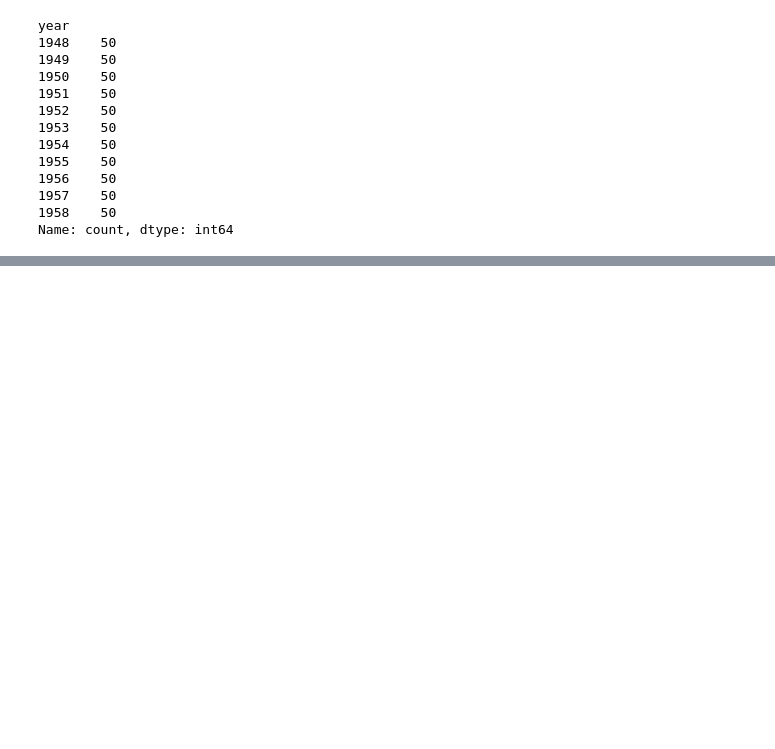
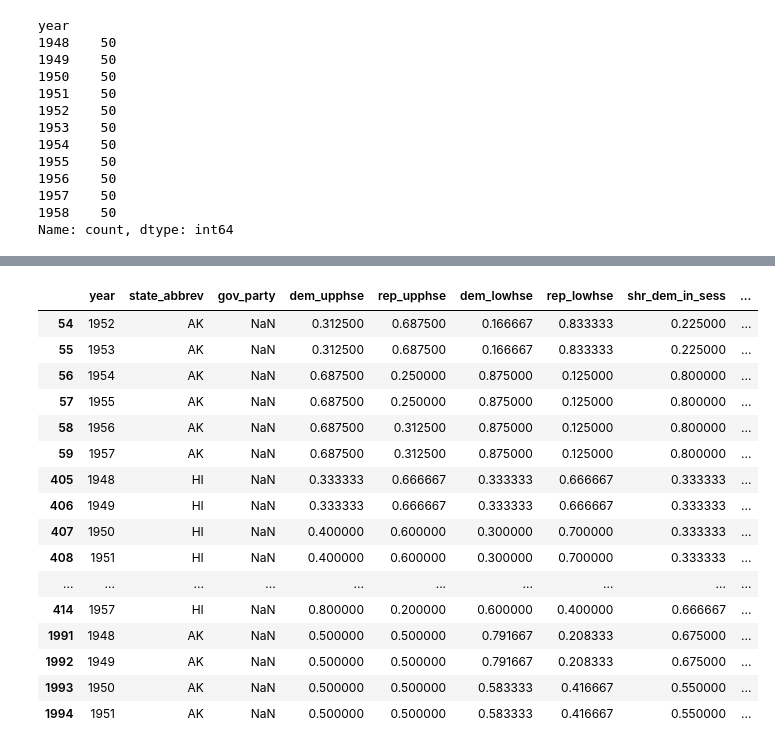
Before and after one commit to batShimon/similarity_data, a Jupyter notebook: merging_Klarner_and_ICPSR.ipynb, the cells around one changed output, grey strips where cells are left out. Saved outputs shown, nothing was run; the diff lists cells and outputs as text; code cells hidden in the pictures; blank space fills up the shorter version.

```diff
--- a/merging_Klarner_and_ICPSR.ipynb
+++ b/merging_Klarner_and_ICPSR.ipynb
@@ -1302,4 +1335,4 @@ year
 1958    50
 Name: count, dtype: int64
 # %%
-klarner1[(klarner1['year'] >= 1948) & (klarner1['year'] < 1959) & (klarner1['state_abbrev'].isin(['AK', 'HI']))]
+klarner_AK_HI = klarner1[klarner1['state_abbrev'].isin(['AK', 'HI'])]
@@ -1323,0 +1339,20 @@ klarner1[(klarner1['year'] >= 1948) & (klarner1['year'] < 1959) & (klarner1['sta
+# %%
+klarner_AK_HI[(klarner_AK_HI['year'] >= 1948) & (klarner_AK_HI['year'] < 1958)]
+# %% [output]
+|  | year | state_abbrev | gov_party | dem_upphse | rep_upphse | dem_lowhse | rep_lowhse | shr_dem_in_sess | ... |
+| 54 | 1952 | AK | NaN | 0.312500 | 0.687500 | 0.166667 | 0.833333 | 0.225000 | ... |
+| 55 | 1953 | AK | NaN | 0.312500 | 0.687500 | 0.166667 | 0.833333 | 0.225000 | ... |
+| 56 | 1954 | AK | NaN | 0.687500 | 0.250000 | 0.875000 | 0.125000 | 0.800000 | ... |
+| 57 | 1955 | AK | NaN | 0.687500 | 0.250000 | 0.875000 | 0.125000 | 0.800000 | ... |
+| 58 | 1956 | AK | NaN | 0.687500 | 0.312500 | 0.875000 | 0.125000 | 0.800000 | ... |
+| 59 | 1957 | AK | NaN | 0.687500 | 0.312500 | 0.875000 | 0.125000 | 0.800000 | ... |
+| 405 | 1948 | HI | NaN | 0.333333 | 0.666667 | 0.333333 | 0.666667 | 0.333333 | ... |
+| 406 | 1949 | HI | NaN | 0.333333 | 0.666667 | 0.333333 | 0.666667 | 0.333333 | ... |
+| 407 | 1950 | HI | NaN | 0.400000 | 0.600000 | 0.300000 | 0.700000 | 0.333333 | ... |
+| 408 | 1951 | HI | NaN | 0.400000 | 0.600000 | 0.300000 | 0.700000 | 0.333333 | ... |
+| ... | ... | ... | ... | ... | ... | ... | ... | ... | ... |
+| 414 | 1957 | HI | NaN | 0.800000 | 0.200000 | 0.600000 | 0.400000 | 0.666667 | ... |
+| 1991 | 1948 | AK | NaN | 0.500000 | 0.500000 | 0.791667 | 0.208333 | 0.675000 | ... |
+| 1992 | 1949 | AK | NaN | 0.500000 | 0.500000 | 0.791667 | 0.208333 | 0.675000 | ... |
+| 1993 | 1950 | AK | NaN | 0.500000 | 0.500000 | 0.583333 | 0.416667 | 0.550000 | ... |
+| 1994 | 1951 | AK | NaN | 0.500000 | 0.500000 | 0.583333 | 0.416667 | 0.550000 | ... |
```
Also changed, not shown: parts of 14 cells of this notebook, 1 other file.
